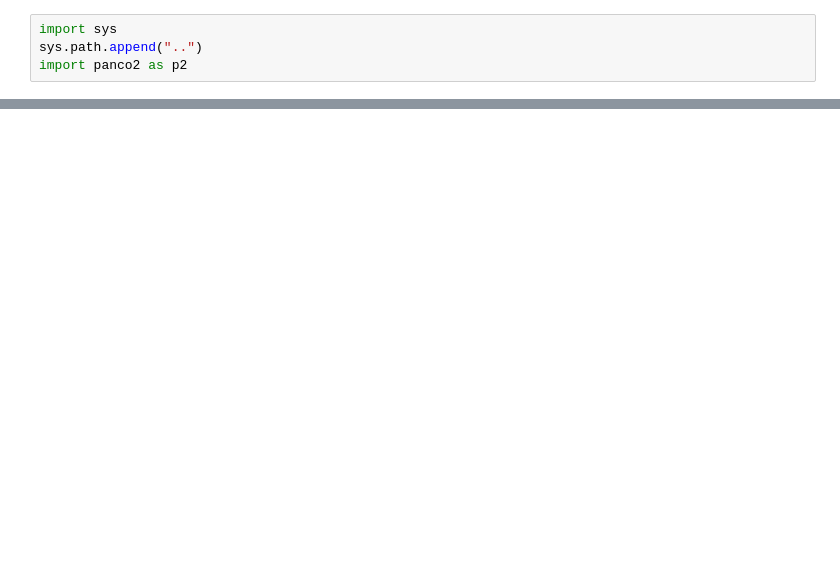
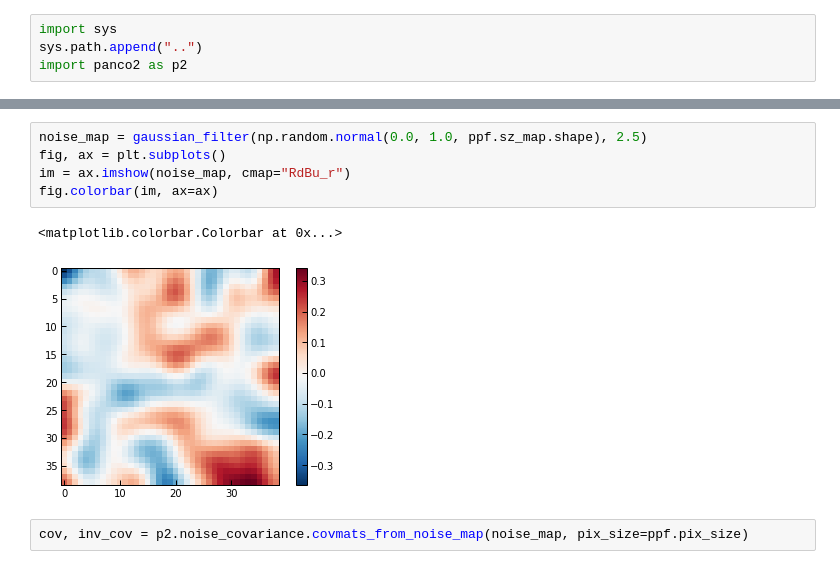
Before and after one commit to fkeruzore/panco2, a Jupyter notebook: docs/source/notebooks/example_covmat.ipynb, the cells around one changed output, grey strips where cells are left out. Drawn from its saved outputs; the diff is of its cells as text; blank space fills up the shorter version.

```diff
--- a/docs/source/notebooks/example_covmat.ipynb
+++ b/docs/source/notebooks/example_covmat.ipynb
@@ -150,0 +84,10 @@ fig.savefig(f"{path}/pressure_profile.pdf")
+# %%
+noise_map = gaussian_filter(np.random.normal(0.0, 1.0, ppf.sz_map.shape), 2.5)
+fig, ax = plt.subplots()
+im = ax.imshow(noise_map, cmap="RdBu_r")
+fig.colorbar(im, ax=ax)
+# %% [output]
+<matplotlib.colorbar.Colorbar at 0x...>
+[figure, added]
+# %%
+cov, inv_cov = p2.noise_covariance.covmats_from_noise_map(noise_map, pix_size=ppf.pix_size)
```
Also changed, not shown: parts of 42 cells of this notebook, 1 other file.
